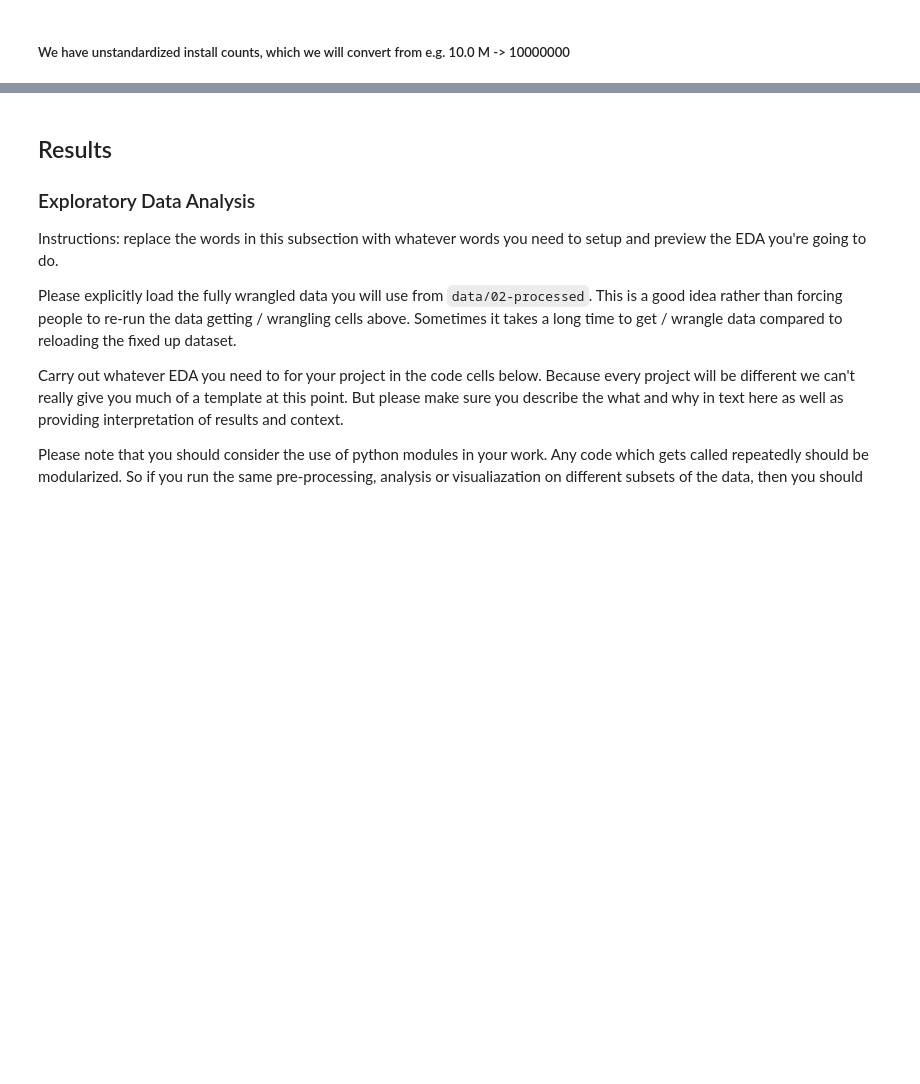
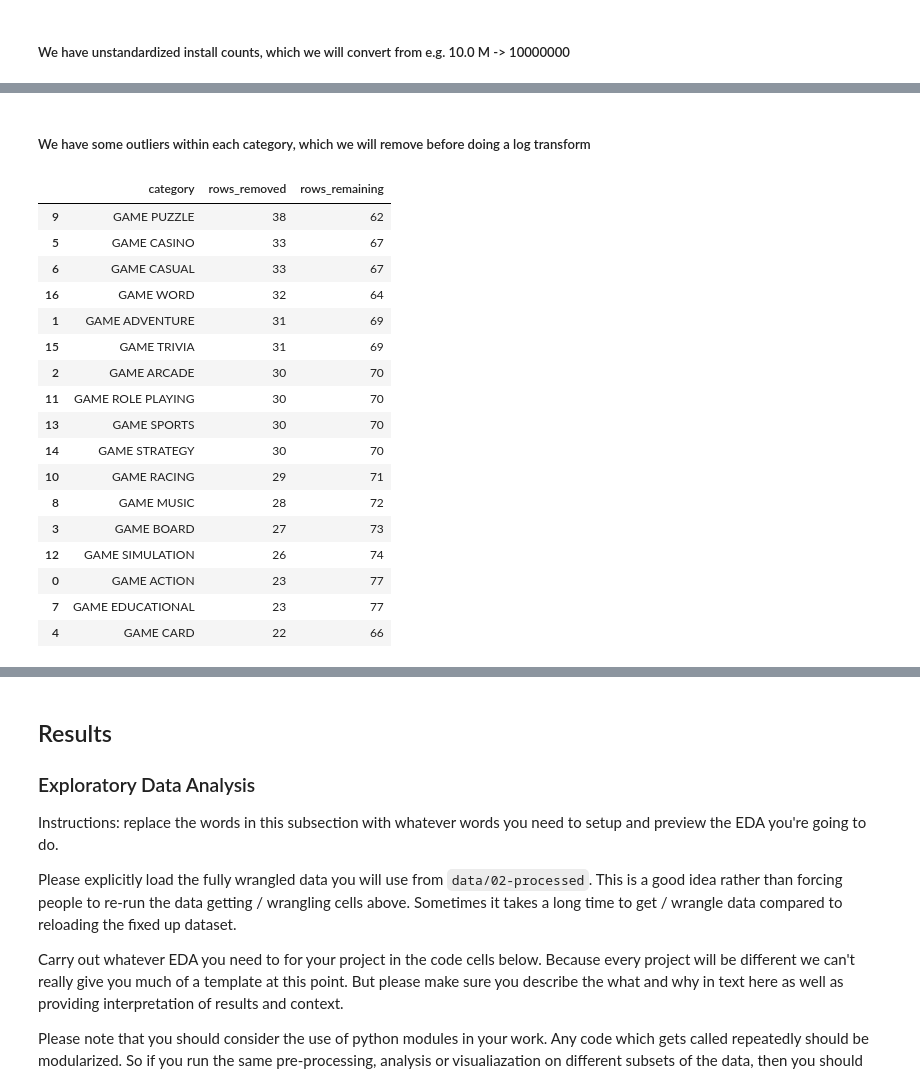
Before and after one commit to COGS108/Group066_WI26, a Jupyter notebook: 02-EDACheckpoint.ipynb, the cells around one changed output, grey strips where cells are left out. Cells and saved outputs as stored; diff of their text form; code cells hidden in the pictures; blank space fills up the shorter version.

```diff
--- a/02-EDACheckpoint.ipynb
+++ b/02-EDACheckpoint.ipynb
@@ -422 +378,68 @@ See the caveats in the documentation: https://pandas.pydata.org/pandas-docs/stab
+# %% [markdown]
+##### We have some outliers within each category, which we will remove before doing a log transform
+# %%
+# Apply to your column
+df_clean.loc[:, 'installs'] = df_clean['installs'].apply(convert_installs_to_value)
+
+log_transform_cols = ['total ratings', 'growth (30 days)', 'growth (60 days)',
+                      '5 star ratings', '4 star ratings', '3 star ratings',
+                      '2 star ratings', '1 star ratings']
+
+def remove_iqr_outliers_by_category(data, group_col, columns, whisker_width=1.5):
+    keep_mask = pd.Series(True, index=data.index)
+    summary_rows = []
+
+    for category_value, group in data.groupby(group_col):
+        group_keep_mask = pd.Series(True, index=group.index)
+
+        for col in columns:
+            q1 = group[col].quantile(0.25)
+            q3 = group[col].quantile(0.75)
+            iqr = q3 - q1
+
+            if pd.isna(iqr) or iqr == 0:
+                continue
+
+            lower = q1 - whisker_width * iqr
+            upper = q3 + whisker_width * iqr
+            group_keep_mask &= group[col].between(lower, upper, inclusive='both')
+
+        removed_count = int((~group_keep_mask).sum())
+        summary_rows.append({
+            'category': category_value,
+            'rows_removed': removed_count,
+            'rows_remaining': int(group_keep_mask.sum())
+        })
+        keep_mask.loc[group.index] = group_keep_mask
+
+    summary = pd.DataFrame(summary_rows).sort_values(['rows_removed', 'category'], ascending=[False, True])
+    return data.loc[keep_mask].copy(), summary
+
+rows_before_outlier_filter = len(df_clean)
+df_clean, category_outlier_summary = remove_iqr_outliers_by_category(
+    df_clean,
+    group_col='category',
+    columns=log_transform_cols
+)
+
+category_outlier_summary[category_outlier_summary['rows_removed'] > 0]
+# %% [output]
+|  | category | rows_removed | rows_remaining |
+| 9 | GAME PUZZLE | 38 | 62 |
+| 5 | GAME CASINO | 33 | 67 |
+| 6 | GAME CASUAL | 33 | 67 |
+| 16 | GAME WORD | 32 | 64 |
+| 1 | GAME ADVENTURE | 31 | 69 |
+| 15 | GAME TRIVIA | 31 | 69 |
+| 2 | GAME ARCADE | 30 | 70 |
+| 11 | GAME ROLE PLAYING | 30 | 70 |
+| 13 | GAME SPORTS | 30 | 70 |
+| 14 | GAME STRATEGY | 30 | 70 |
+| 10 | GAME RACING | 29 | 71 |
+| 8 | GAME MUSIC | 28 | 72 |
+| 3 | GAME BOARD | 27 | 73 |
+| 12 | GAME SIMULATION | 26 | 74 |
+| 0 | GAME ACTION | 23 | 77 |
+| 7 | GAME EDUCATIONAL | 23 | 77 |
+| 4 | GAME CARD | 22 | 66 |
 # %%
```
Also changed, not shown: parts of 13 cells of this notebook.
